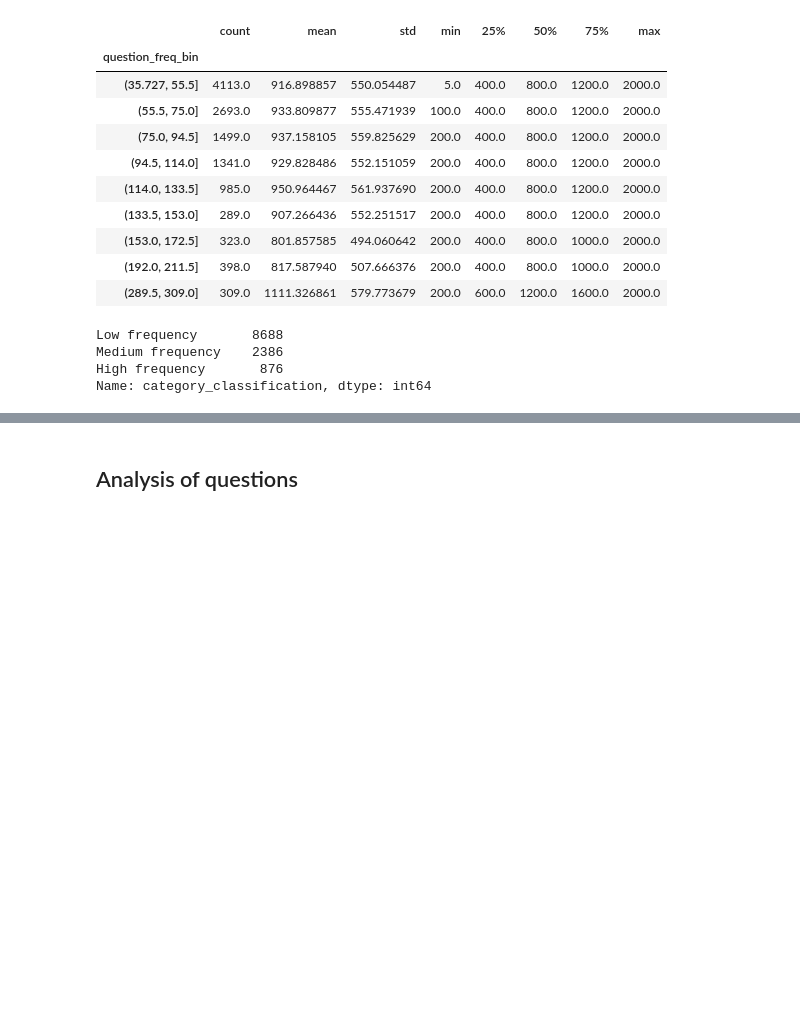
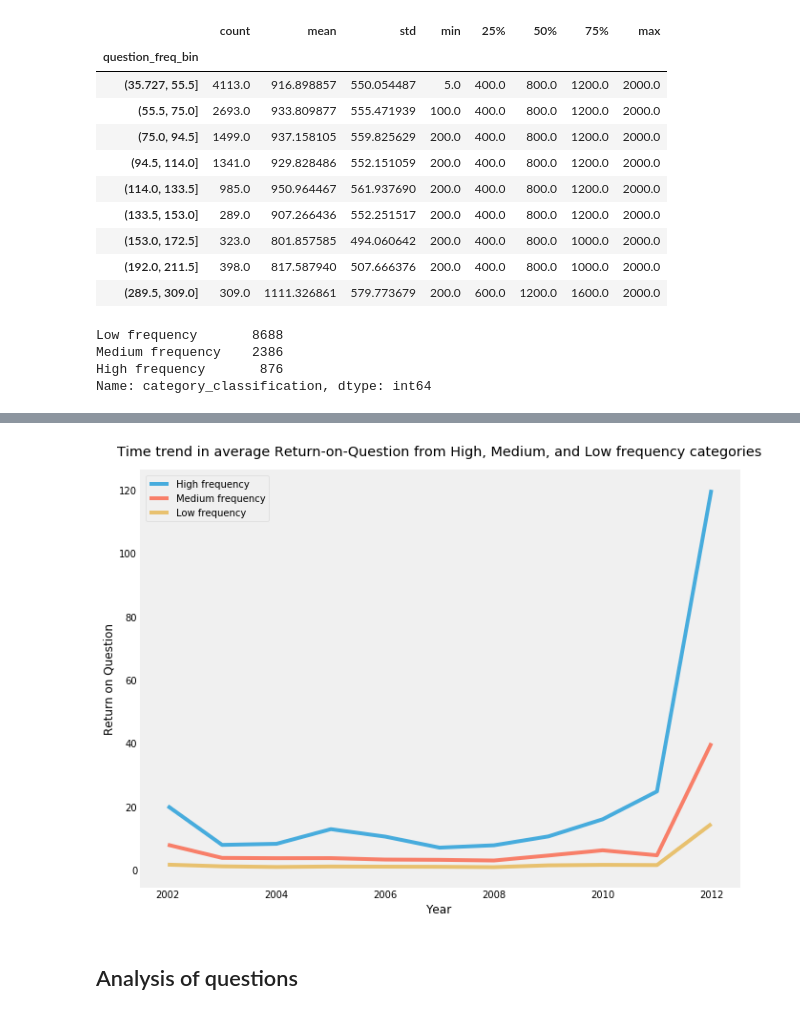
Before and after one commit to rajatbarve/Jeopardy, a Jupyter notebook: Jeopardy_game.ipynb, the cells around one changed output, grey strips where cells are left out. Cells and saved outputs as stored; diff of their text form; code cells hidden in the pictures; blank space fills up the shorter version.

```diff
--- a/Jeopardy_game.ipynb
+++ b/Jeopardy_game.ipynb
@@ -389,3 +422,29 @@ plt.show()
+# %%
+fig=plt.figure(figsize=(10,8))
+#dummy2=jeopardy.groupby(["category_classification","year"])["points"].describe()["value_per_question"].reset_index()
+dummy2.rename(columns={"value_per_question":"ROQ"},inplace=True)
+ax=fig.gca()
+ax.grid(False)
+
+y=dummy2.loc[dummy["category_classification"]=="High frequency","ROQ"]
+x=dummy2.loc[dummy["category_classification"]=="High frequency","year"]
+plt.plot(x,y,label="High frequency",alpha=0.7);
+
+y=dummy2.loc[dummy["category_classification"]=="Medium frequency","ROQ"]
+x=dummy2.loc[dummy["category_classification"]=="Medium frequency","year"]
+plt.plot(x,y,label="Medium frequency",alpha=0.7);
+
+y=dummy2.loc[dummy["category_classification"]=="Low frequency","ROQ"]
+x=dummy2.loc[dummy["category_classification"]=="Low frequency","year"]
+plt.plot(x,y,label="Low frequency",alpha=0.7);
+
+plt.xlabel("Year")
+plt.ylabel("Return on Question")
+plt.title("Time trend in average Return-on-Question from High, Medium, and Low frequency categories",pad=16)
+plt.legend(loc='best')
+plt.show()
+# %% [output]
+[figure, added]
 # %% [markdown]
 ## Analysis of questions
 # %% [markdown]
```
Also changed, not shown: parts of 10 cells of this notebook.
